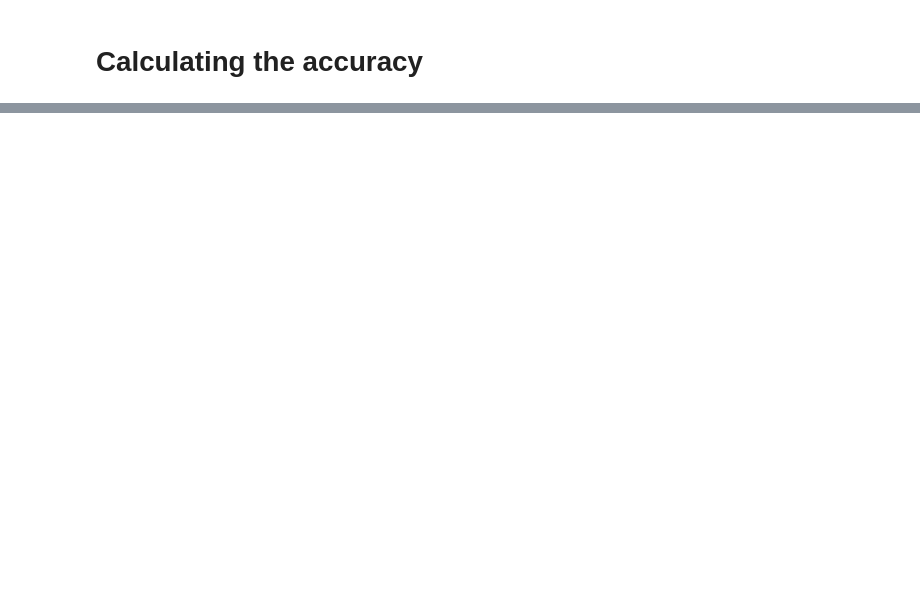
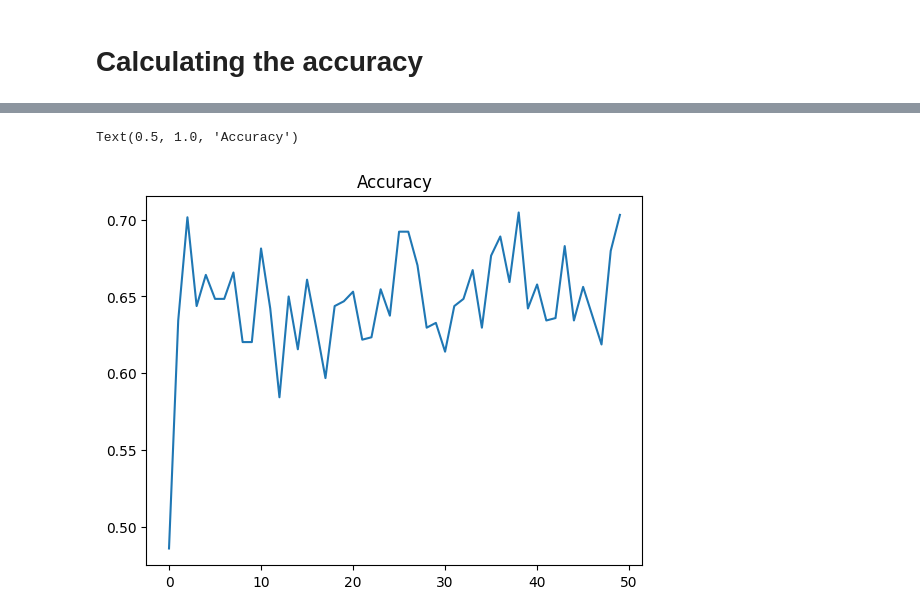
Before and after one commit to AaryaComp/dl_clg, a Jupyter notebook: mlp.ipynb, the cells around one changed output, grey strips where cells are left out. Drawn from its saved outputs; the diff is of its cells as text; code cells hidden in the pictures; blank space fills up the shorter version.

```diff
--- a/mlp.ipynb
+++ b/mlp.ipynb
@@ -159,0 +160,8 @@ Accuracy :  0.6899999976158142
+# %%
+import matplotlib.pyplot as plt
+
+plt.plot(train.history['accuracy'])
+plt.title('Accuracy')
+# %% [output]
+Text(0.5, 1.0, 'Accuracy')
+[figure, added]
```
Also changed, not shown: parts of 4 cells of this notebook, 3 other files.
